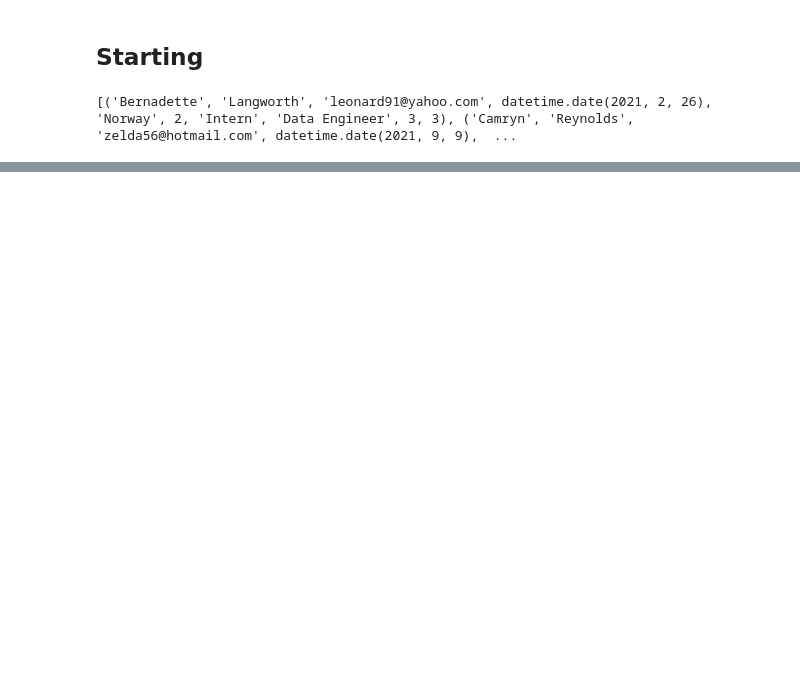
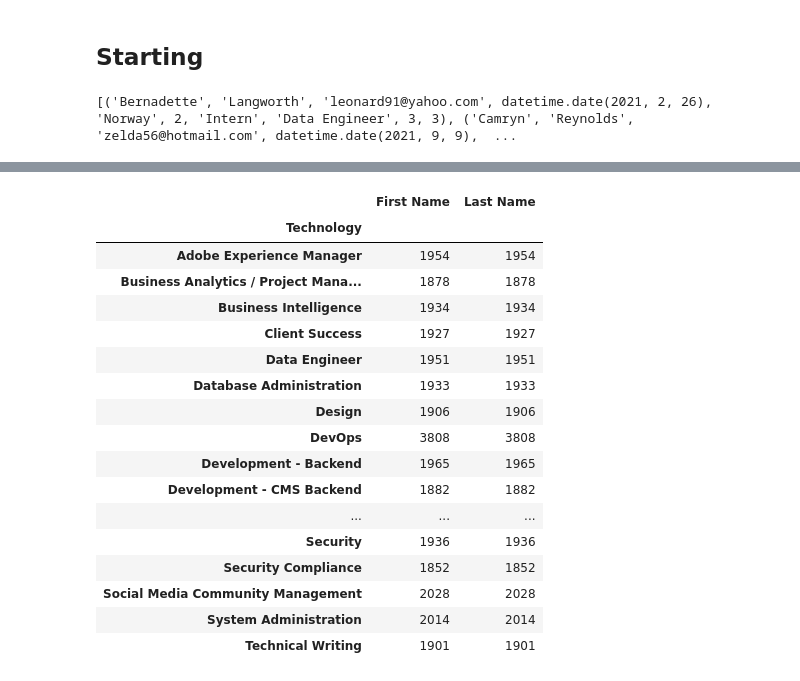
Before and after one commit to ttstive/challenge_Fullstack, a Jupyter notebook: notebook.ipynb, the cells around one changed output, grey strips where cells are left out. Cells and saved outputs as stored; diff of their text form; code cells hidden in the pictures; blank space fills up the shorter version.

```diff
--- a/notebook.ipynb
+++ b/notebook.ipynb
@@ -36,0 +95,23 @@ data_candidates.head(10)
+# %%
+hires_by_tech = data_candidates.groupby("Technology")[["First Name", "Last Name"]].count()
+# %%
+hires_by_tech
+# %% [output]
+|  | First Name | Last Name |
+| Technology |  |  |
+| Adobe Experience Manager | 1954 | 1954 |
+| Business Analytics / Project Mana... | 1878 | 1878 |
+| Business Intelligence | 1934 | 1934 |
+| Client Success | 1927 | 1927 |
+| Data Engineer | 1951 | 1951 |
+| Database Administration | 1933 | 1933 |
+| Design | 1906 | 1906 |
+| DevOps | 3808 | 3808 |
+| Development - Backend | 1965 | 1965 |
+| Development - CMS Backend | 1882 | 1882 |
+| ... | ... | ... |
+| Security | 1936 | 1936 |
+| Security Compliance | 1852 | 1852 |
+| Social Media Community Management | 2028 | 2028 |
+| System Administration | 2014 | 2014 |
+| Technical Writing | 1901 | 1901 |
```
Also changed, not shown: parts of 9 cells of this notebook.
